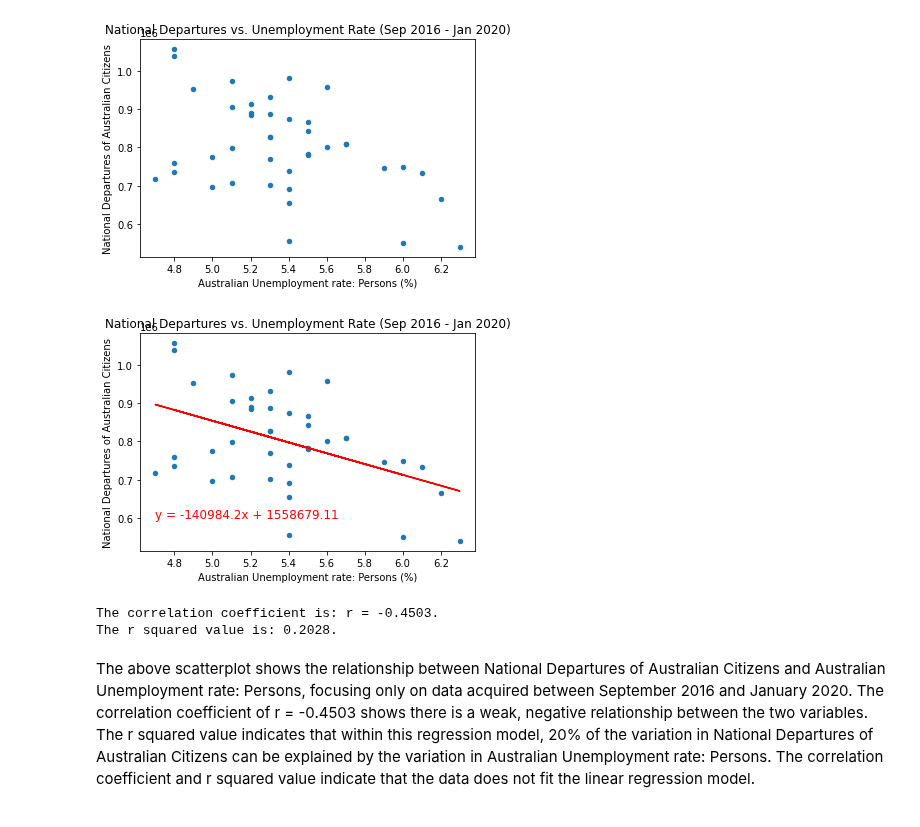
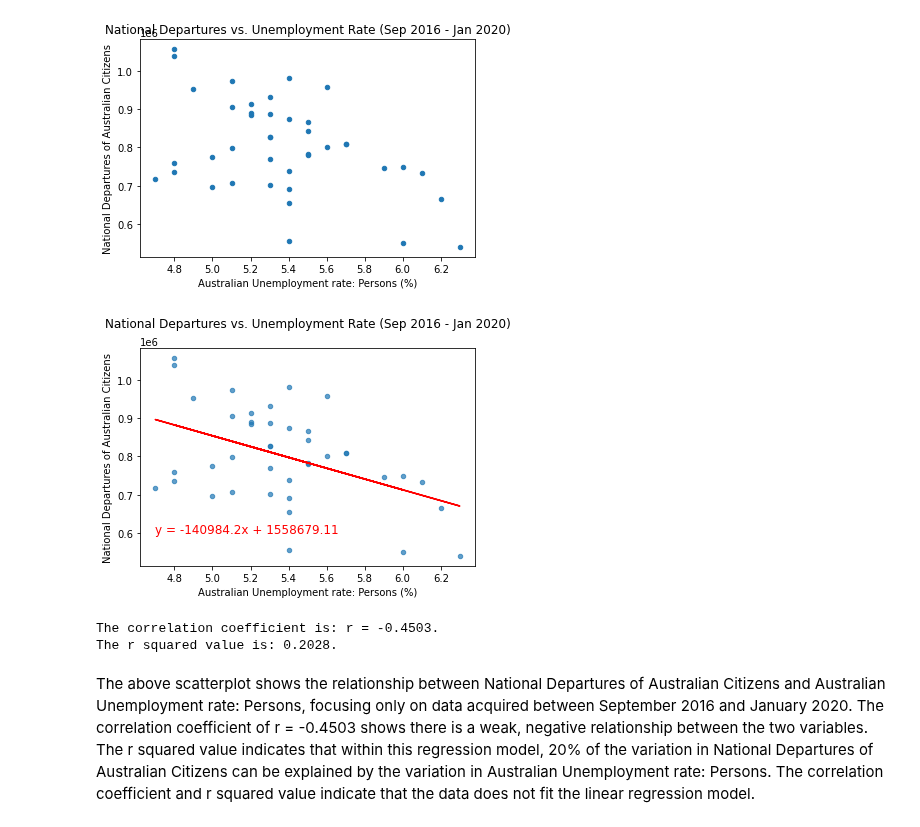
Before and after one commit to tomjp90/Project-1, a Jupyter notebook: Graph_4/Graph_4.ipynb, the cells around one changed output. Drawn from its saved outputs; the diff is of its cells as text; code cells hidden in the pictures.

Commit message:
adjusted title positioning and opacity

```diff
--- a/Graph_4/Graph_4.ipynb
+++ b/Graph_4/Graph_4.ipynb
@@ -243,35 +243,38 @@ graph = pre_covid_df.plot(kind = "scatter", x = "Australian Unemployment rate: P
 # %%
 # Calculating linear regression
 
 # Plotting the scatterplot
 graph = pre_covid_df.plot(kind = "scatter", x = "Australian Unemployment rate: Persons (%)",
-                       y = "National Departures of Australian Citizens", title = "National Departures vs. Unemployment Rate (Sep 2016 - Jan 2020)")
+                       y = "National Departures of Australian Citizens", title = "National Departures vs. Unemployment Rate (Sep 2016 - Jan 2020)\n",
+                         alpha = 0.7)
 #Setting variables
 x_value = pre_covid_df["Australian Unemployment rate: Persons (%)"]
 y_value = pre_covid_df["National Departures of Australian Citizens"]
 
 # Calculating the regression line
 (slope, intercept, rvalue, pvalue, stderr) = st.linregress(x_value, y_value)
 regress_values = x_value * slope + intercept
 line_eq = "y = " + str(round(slope,2)) + "x + " + str(round(intercept,2))
 
 # Plotting the regression line
 plt.plot(x_value, regress_values, "r-")
 plt.annotate(line_eq,(4.7,600000), fontsize=12,color="red")
 
+
+
 # Saving image
 plt.savefig('departures_vs_unemployment_regression_precovid.png')
 
 # Show plot
 plt.show()
 
 # Printing r value
 print(f"The correlation coefficient is: r = {round(rvalue, 4)}.")
 
 # Printing r squared value
 print(f"The r squared value is: {round(rvalue**2, 4)}.")
 # %% [output]
-[figure, old version]
+[figure, new version]
 The correlation coefficient is: r = -0.4503.
 The r squared value is: 0.2028.
 # %% [markdown]
```
Also changed, not shown: parts of 1 cell of this notebook, 2 other files.
